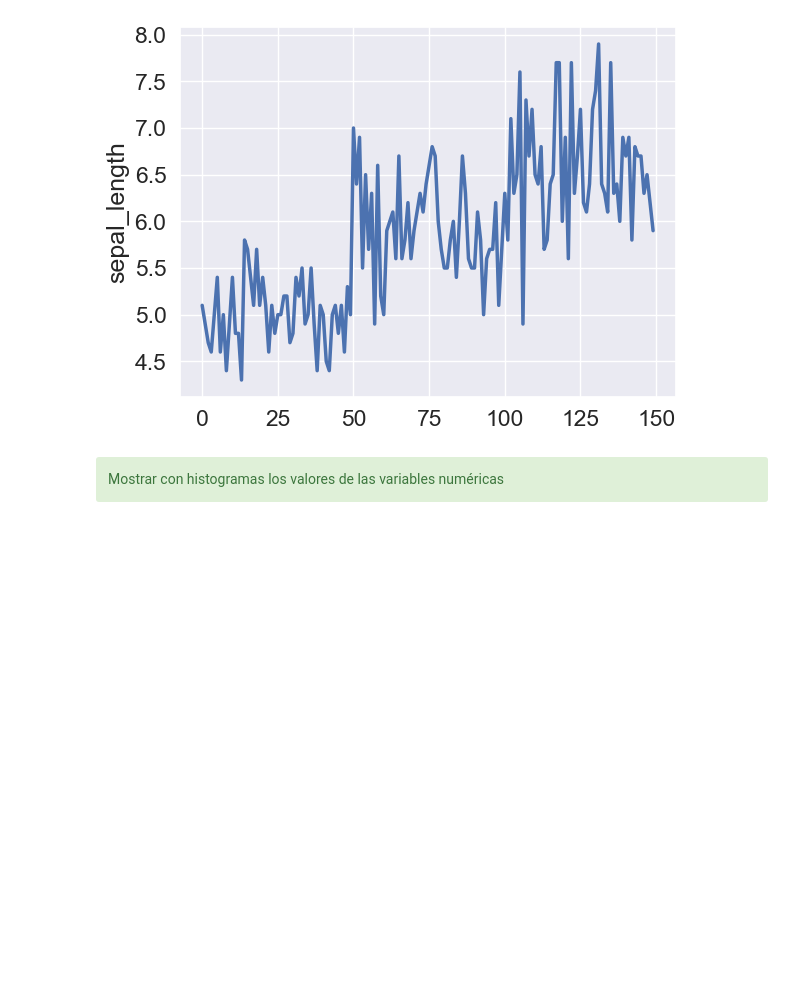
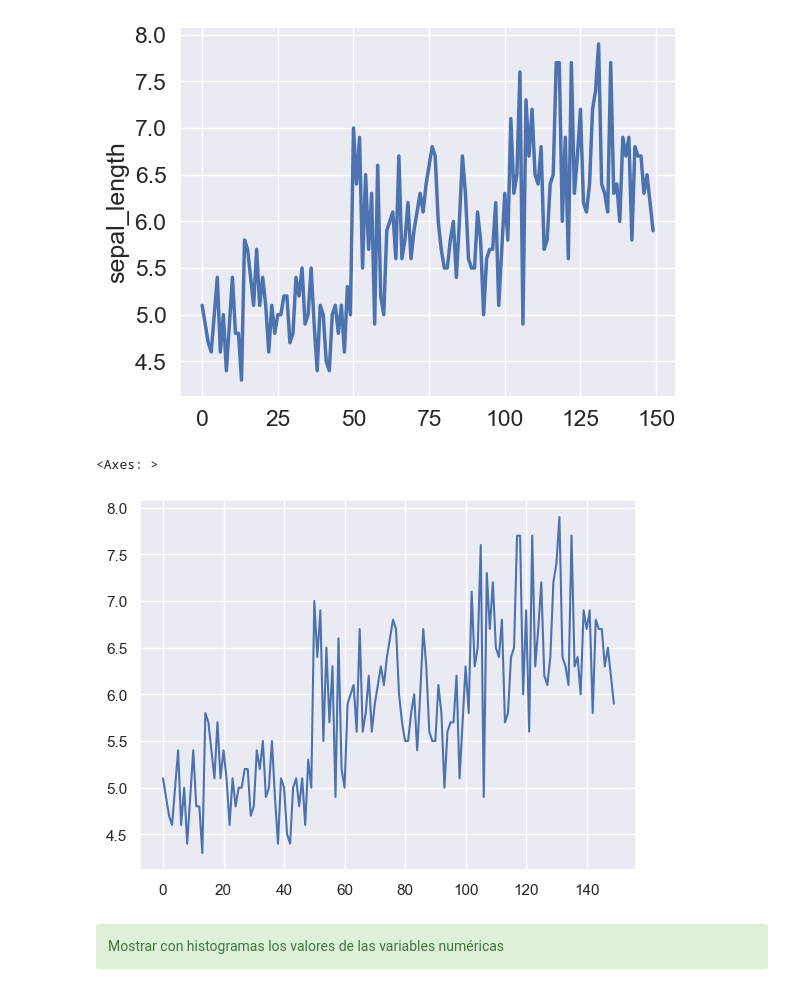
Before and after one commit to chava131011/Data-Science-Coursework, a Jupyter notebook: Classes Resources/CD_13_Pandas-SeaBorn/CD_13_B_Visualizacion_SeaBorn.ipynb, the cells around one changed output. Drawn from its saved outputs; the diff is of its cells as text; code cells hidden in the pictures; blank space fills up the shorter version.

```diff
--- a/Classes Resources/CD_13_Pandas-SeaBorn/CD_13_B_Visualizacion_SeaBorn.ipynb
+++ b/Classes Resources/CD_13_Pandas-SeaBorn/CD_13_B_Visualizacion_SeaBorn.ipynb
@@ -112,6 +127,11 @@ Mostrar con graficas de líneas los valores para de las variables numéricas
 # %% [output]
 <AxesSubplot: ylabel='sepal_length'>
 [figure]
+# %%
+sns.lineplot(data=df['sepal_length'].to_numpy())
+# %% [output]
+<Axes: >
+[figure, added]
 # %% [markdown]
 <div class="alert alert-success">
 Mostrar con histogramas los valores de las variables numéricas
```
Also changed, not shown: parts of 23 cells of this notebook, 1 other file.
